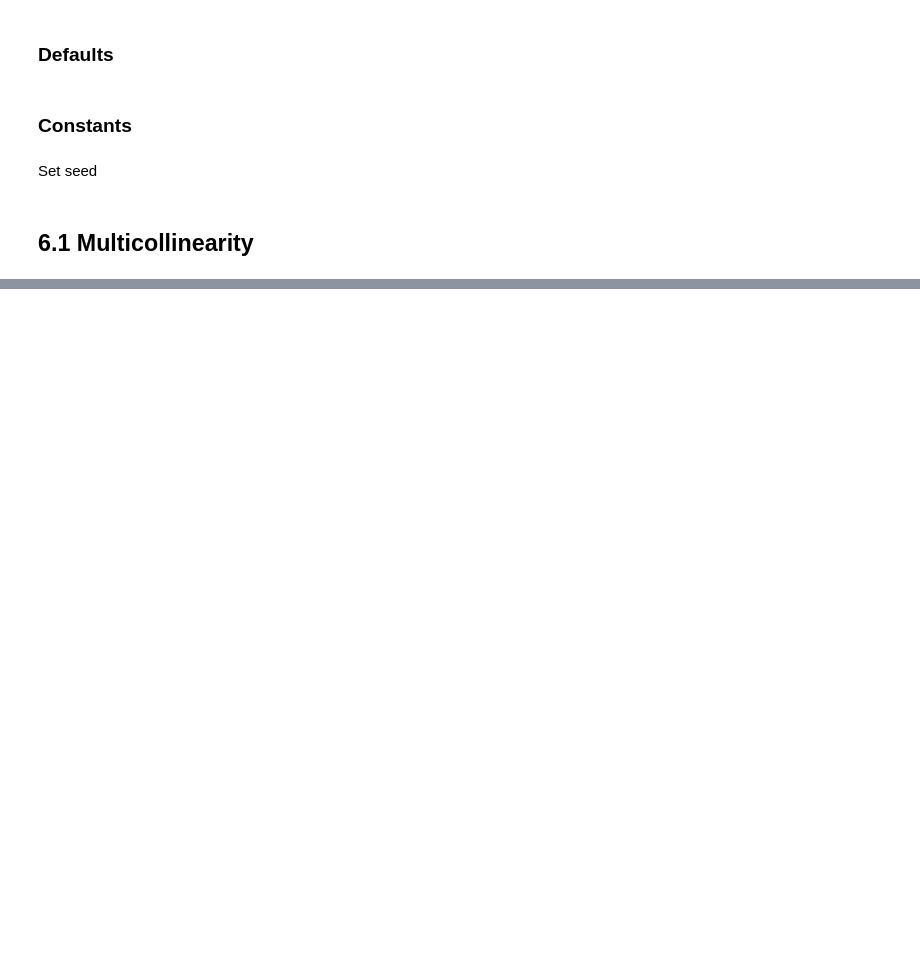
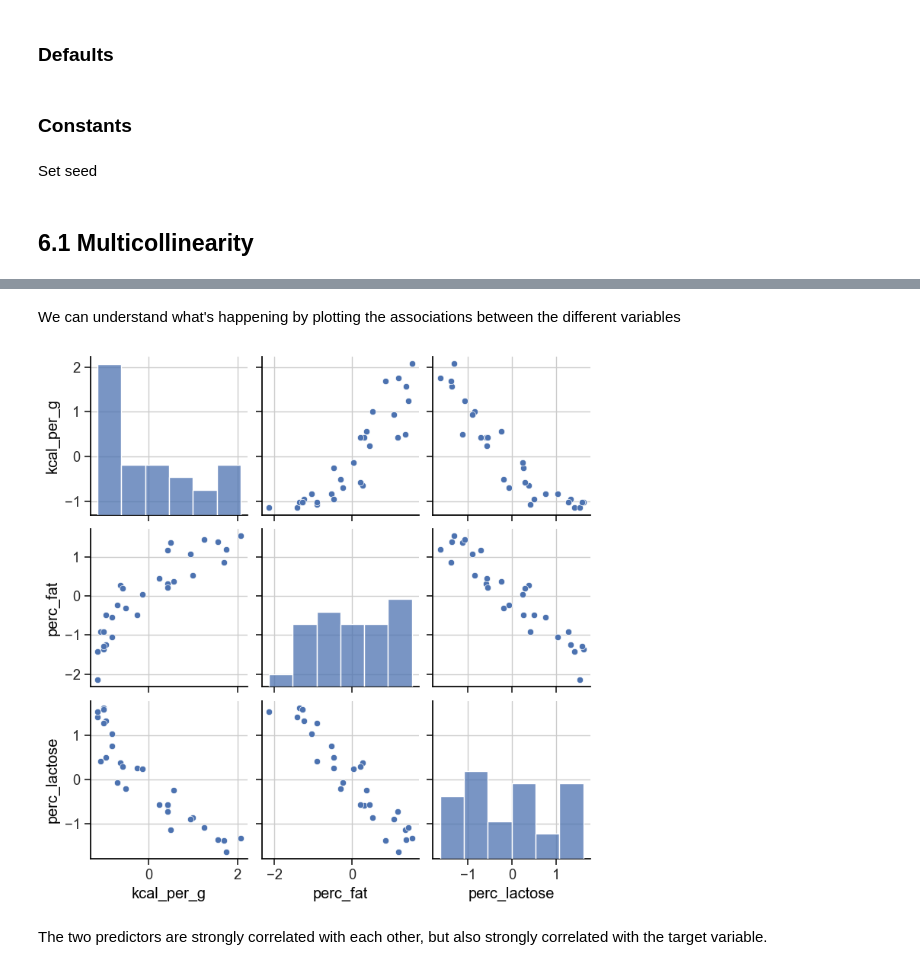
Before and after one commit to chris-leonard/statistical-rethinking, a Jupyter notebook: notes/chapter_6.ipynb, the cells around one changed output, grey strips where cells are left out. Saved outputs shown, nothing was run; the diff lists cells and outputs as text; code cells hidden in the pictures; blank space fills up the shorter version.

```diff
--- a/notes/chapter_6.ipynb
+++ b/notes/chapter_6.ipynb
@@ -63,0 +237,16 @@ rng = np.random.default_rng(RANDOM_SEED)
+# %%
+# load data
+milk = load_data(MILK_FILE, delimiter=";")
+
+# rename variables
+milk.columns = milk.columns.str.replace(".", "_")
+
+# standardise variables
+cols = ["kcal_per_g", "perc_fat", "perc_lactose"]
+milk_normaliser = StandardScaler()
+milk_normaliser.fit(milk[cols])
+
+milk_norm = pd.DataFrame(
+    data=milk_normaliser.transform(milk[cols]),
+    columns=cols,
+)
@@ -63,0 +394,8 @@ rng = np.random.default_rng(RANDOM_SEED)
+# %% [markdown]
+We can understand what's happening by plotting the associations between the different variables
+# %%
+sns.pairplot(milk_norm);
+# %% [output]
+[figure, added]
+# %% [markdown]
+The two predictors are strongly correlated with each other, but also strongly correlated with the target variable.
```
Also changed, not shown: parts of 28 cells of this notebook.
